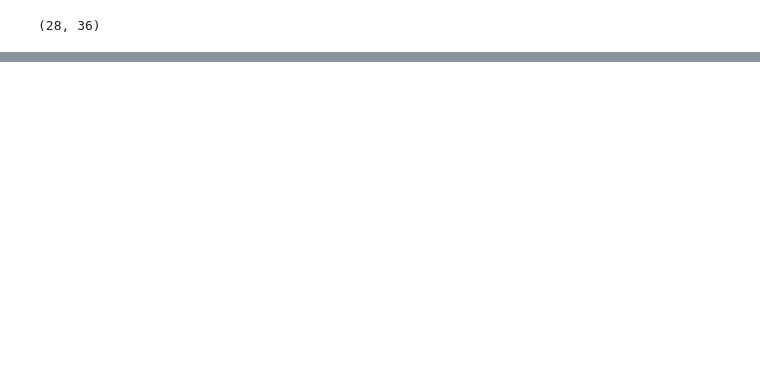
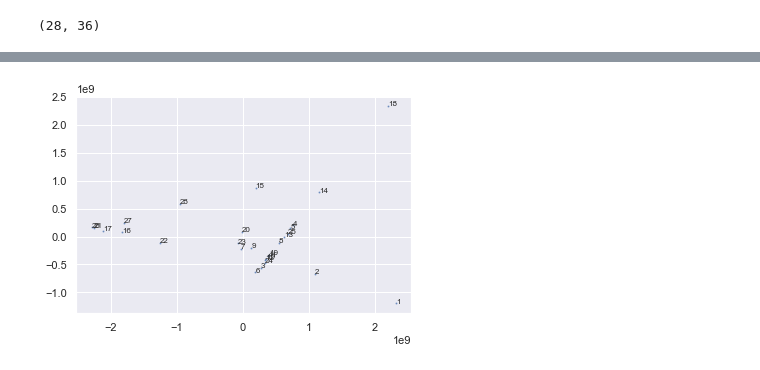
Before and after one commit to roddysilv/CasasInteligentes, a Jupyter notebook: tsfel_agglomerative.ipynb, the cells around one changed output, grey strips where cells are left out. Cells and saved outputs as stored; diff of their text form; code cells hidden in the pictures; blank space fills up the shorter version.

```diff
--- a/tsfel_agglomerative.ipynb
+++ b/tsfel_agglomerative.ipynb
@@ -216,0 +273,16 @@ plt.show()
+# %%
+path = 'treated_data/'
+dataframeempty = pd.DataFrame()
+for csv_path in glob(path+'Residential_*.csv'):
+    df = pd.read_csv(csv_path)
+    df.dropna(inplace=True)
+    df.drop(['date'],axis=1, inplace=True)
+    # Retrieves a pre-defined feature configuration file to extract all available features
+    cfg = tsfel.get_features_by_domain()
+
+    # Extract features
+    X = tsfel.time_series_features_extractor(cfg, df)
+    X['File Name'] = csv_path
+    dataframeempty = dataframeempty.append(X)
+
+dataframeempty.to_csv('treated_data/tsfel_results.csv')
@@ -216,0 +320,7 @@ plt.show()
+# %%
+X = dataframeempty.copy()
+cf=tsfel.correlated_features(X)
+X.drop(labels=cf, axis=1, inplace=True)
+#X.drop(labels='0_ECDF Slope', axis=1, inplace=True)
+
+X['File Name'] = [f.split('/')[-1].split('.csv')[0].split('_')[-1] for f in X['File Name']]
@@ -216,0 +331,6 @@ plt.show()
+# %%
+r = X['File Name']
+D = X.drop(['File Name'], axis=1)
+pca = PCA(n_components=0.95)
+pca.fit(D)
+A = pca.fit_transform(D)
@@ -216,0 +354,9 @@ plt.show()
+# %%
+plt.figure()
+plt.scatter(A[:, 0], A[:, 1], alpha=0.6, s=1)
+for x,s in zip(A,r):
+    plt.text(x=x[0], y=x[1], s=s, fontsize=8)
+
+plt.show()
+# %% [output]
+[figure, added]
```
Also changed, not shown: parts of 59 cells of this notebook.
